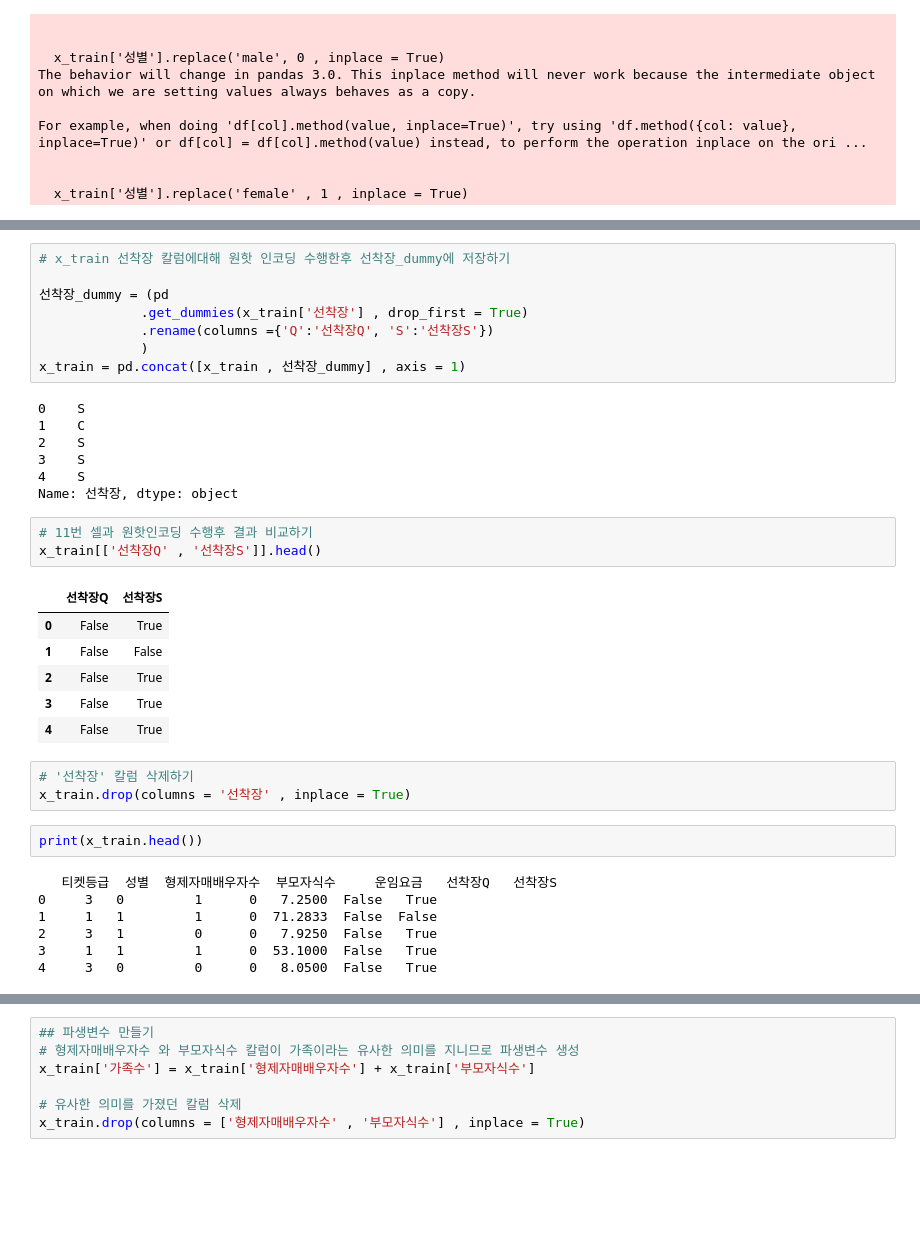
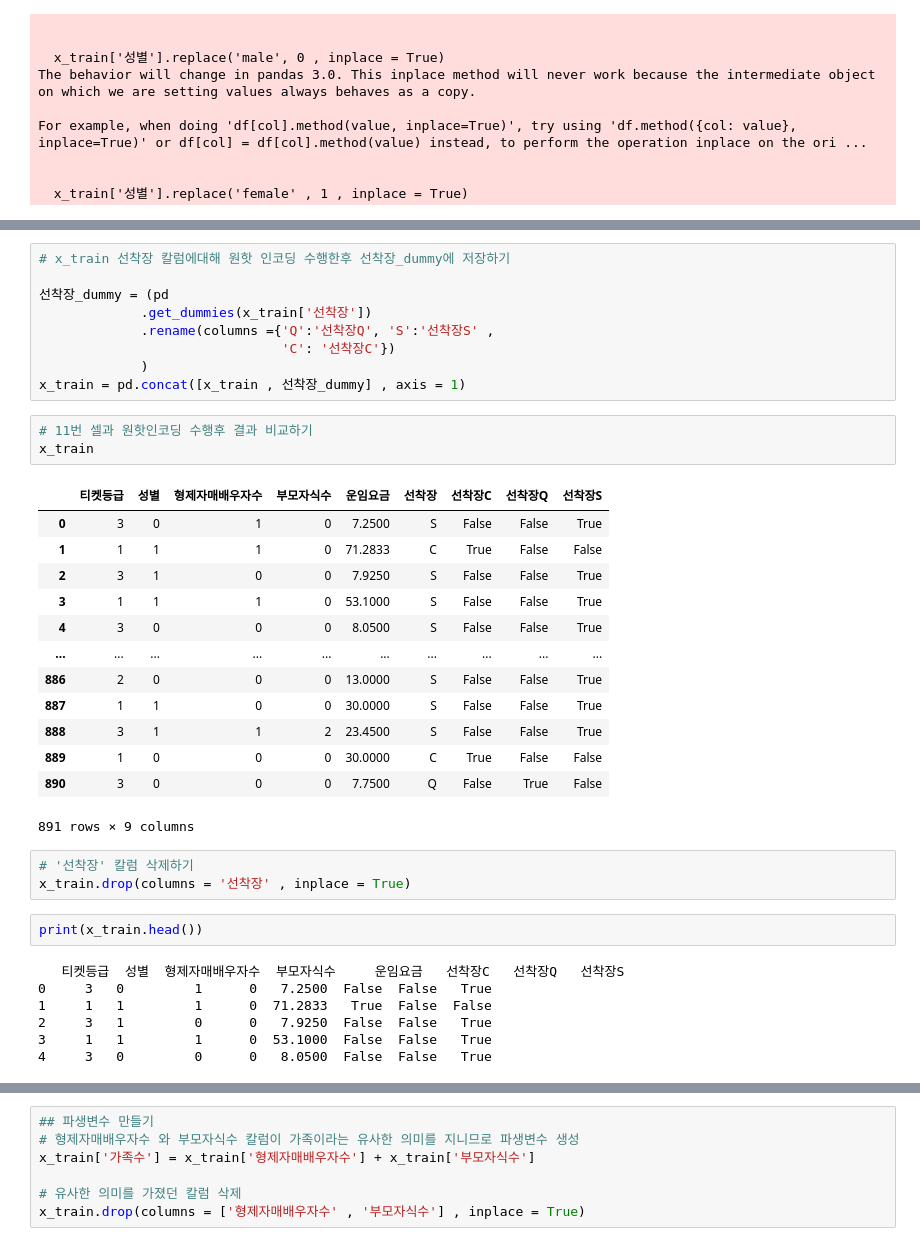
Before and after one commit to BOKJUNSOO/bigdataanalysis, a Jupyter notebook: projectform2/2ClassModel.ipynb, the cells around one changed output, grey strips where cells are left out. Cells and saved outputs as stored; diff of their text form; blank space fills up the shorter version.

```diff
--- a/projectform2/2ClassModel.ipynb
+++ b/projectform2/2ClassModel.ipynb
@@ -162,39 +201,40 @@ Name: 선착장, dtype: object
 # x_train 선착장 칼럼에대해 원핫 인코딩 수행한후 선착장_dummy에 저장하기
 
 선착장_dummy = (pd
-             .get_dummies(x_train['선착장'] , drop_first = True)
-             .rename(columns ={'Q':'선착장Q', 'S':'선착장S'})
+             .get_dummies(x_train['선착장'])
+             .rename(columns ={'Q':'선착장Q', 'S':'선착장S' ,
+                               'C': '선착장C'})
              )
 x_train = pd.concat([x_train , 선착장_dummy] , axis = 1)
-# %% [output]
-0    S
-1    C
-2    S
-3    S
-4    S
-Name: 선착장, dtype: object
 # %%
 # 11번 셀과 원핫인코딩 수행후 결과 비교하기
-x_train[['선착장Q' , '선착장S']].head()
+x_train
 # %% [output]
-|  | 선착장Q | 선착장S |
-| 0 | False | True |
-| 1 | False | False |
-| 2 | False | True |
-| 3 | False | True |
-| 4 | False | True |
+|  | 티켓등급 | 성별 | 형제자매배우자수 | 부모자식수 | 운임요금 | 선착장 | 선착장C | 선착장Q | 선착장S |
+| 0 | 3 | 0 | 1 | 0 | 7.2500 | S | False | False | True |
+| 1 | 1 | 1 | 1 | 0 | 71.2833 | C | True | False | False |
+| 2 | 3 | 1 | 0 | 0 | 7.9250 | S | False | False | True |
+| 3 | 1 | 1 | 1 | 0 | 53.1000 | S | False | False | True |
+| 4 | 3 | 0 | 0 | 0 | 8.0500 | S | False | False | True |
+| ... | ... | ... | ... | ... | ... | ... | ... | ... | ... |
+| 886 | 2 | 0 | 0 | 0 | 13.0000 | S | False | False | True |
+| 887 | 1 | 1 | 0 | 0 | 30.0000 | S | False | False | True |
+| 888 | 3 | 1 | 1 | 2 | 23.4500 | S | False | False | True |
+| 889 | 1 | 0 | 0 | 0 | 30.0000 | C | True | False | False |
+| 890 | 3 | 0 | 0 | 0 | 7.7500 | Q | False | True | False |
+891 rows × 9 columns
 # %%
 # '선착장' 칼럼 삭제하기
 x_train.drop(columns = '선착장' , inplace = True)
 # %%
 print(x_train.head())
 # %% [output]
-   티켓등급  성별  형제자매배우자수  부모자식수     운임요금   선착장Q   선착장S
-0     3   0         1      0   7.2500  False   True
-1     1   1         1      0  71.2833  False  False
-2     3   1         0      0   7.9250  False   True
-3     1   1         1      0  53.1000  False   True
-4     3   0         0      0   8.0500  False   True
+   티켓등급  성별  형제자매배우자수  부모자식수     운임요금   선착장C   선착장Q   선착장S
+0     3   0         1      0   7.2500  False  False   True
+1     1   1         1      0  71.2833   True  False  False
+2     3   1         0      0   7.9250  False  False   True
+3     1   1         1      0  53.1000  False  False   True
+4     3   0         0      0   8.0500  False  False   True
 # %%
 # x_test 선착장 칼럼에대해 원핫 인코딩 수행한후 선착장_dummy에 저장하기
 # cf) x_train 데이터와 x_test 데이터 모두 같은 수행을 해야 학습가능 *
```
Also changed, not shown: parts of 13 cells of this notebook, 7 other files.
